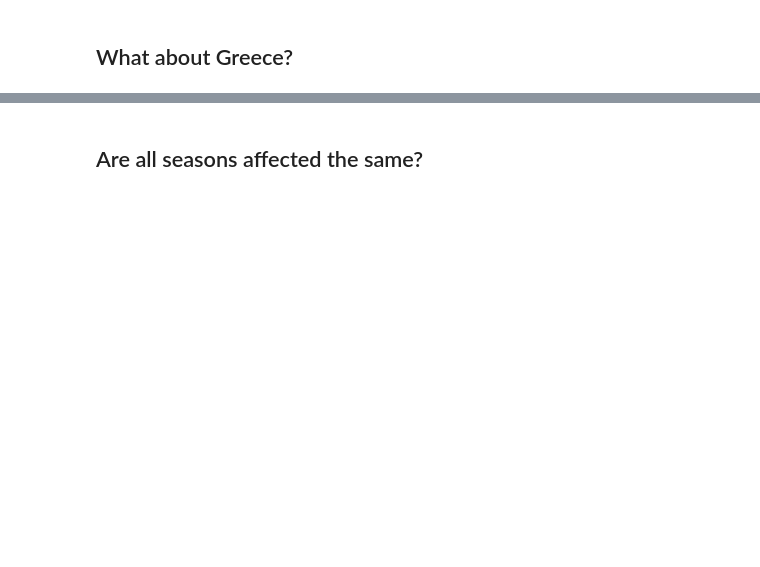
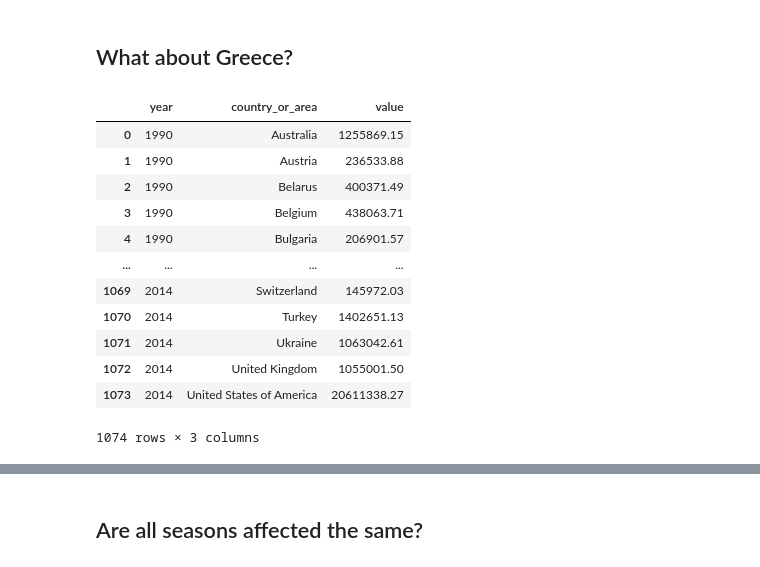
Before and after one commit to a-gantzia/Climate_change_analysis, a Jupyter notebook: Global_Warming_EDA.ipynb, the cells around one changed output, grey strips where cells are left out. Cells and saved outputs as stored; diff of their text form; code cells hidden in the pictures; blank space fills up the shorter version.

```diff
--- a/Global_Warming_EDA.ipynb
+++ b/Global_Warming_EDA.ipynb
@@ -96,6 +120,22 @@ NameError: name 'min_year' is not defined
 #temp_city['temp_bottom'] = temp_city['AverageTemperature'] - temp_city['AverageTemperatureUncertainty']
 # %% [markdown]
 ## What about Greece?
+# %%
+ghg
+# %% [output]
+|  | year | country_or_area | value |
+| 0 | 1990 | Australia | 1255869.15 |
+| 1 | 1990 | Austria | 236533.88 |
+| 2 | 1990 | Belarus | 400371.49 |
+| 3 | 1990 | Belgium | 438063.71 |
+| 4 | 1990 | Bulgaria | 206901.57 |
+| ... | ... | ... | ... |
+| 1069 | 2014 | Switzerland | 145972.03 |
+| 1070 | 2014 | Turkey | 1402651.13 |
+| 1071 | 2014 | Ukraine | 1063042.61 |
+| 1072 | 2014 | United Kingdom | 1055001.50 |
+| 1073 | 2014 | United States of America | 20611338.27 |
+1074 rows × 3 columns
 # %%
 ghg_greece = ghg[ghg['country_or_area']=='Greece']
 # %%
```
Also changed, not shown: parts of 20 cells of this notebook, 1 other file.
